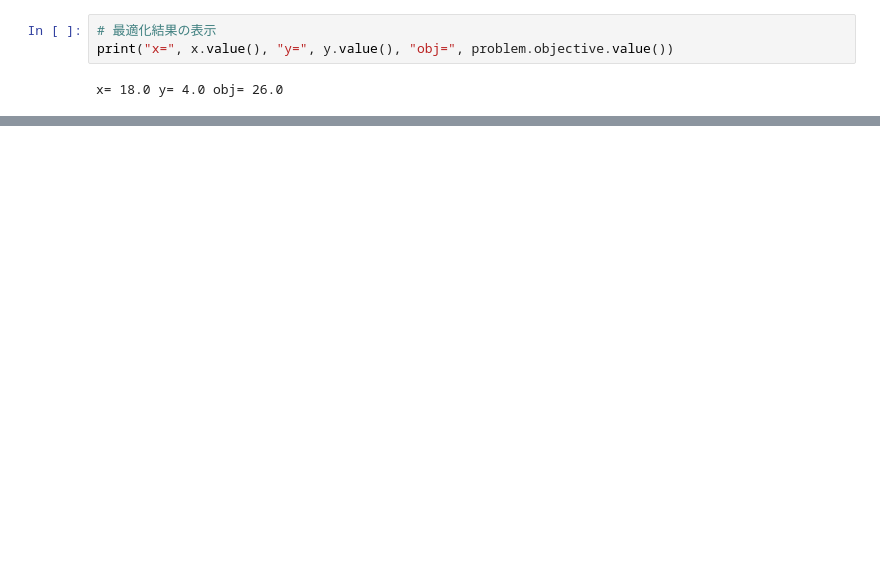
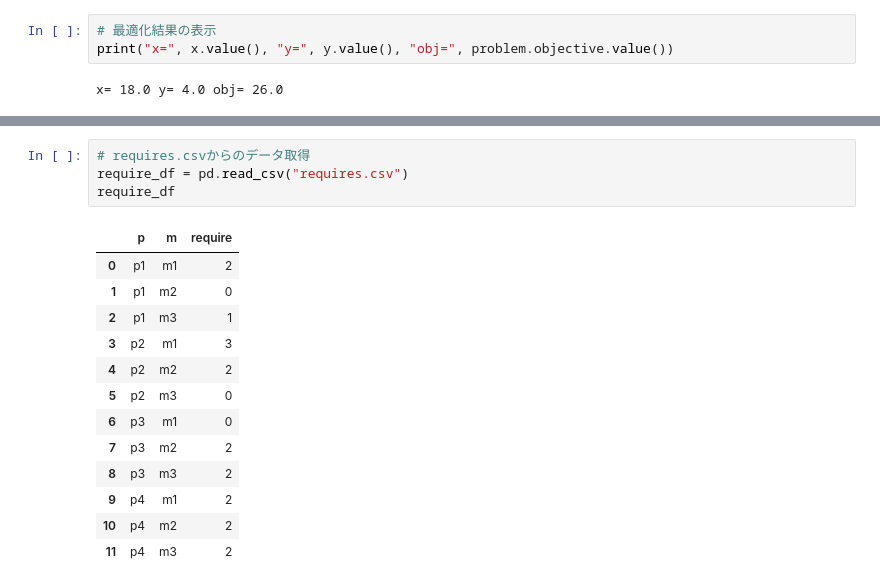
Before and after one commit to maton369/Python_Mathematical_Optimization-, a Jupyter notebook: 2.tutorial/tutorial.ipynb, the cells around one changed output, grey strips where cells are left out. Cells and saved outputs as stored; diff of their text form; blank space fills up the shorter version.

```diff
--- a/2.tutorial/tutorial.ipynb
+++ b/2.tutorial/tutorial.ipynb
@@ -193,0 +279,18 @@ x= 18.0 y= 4.0 obj= 26.0
+# %%
+# requires.csvからのデータ取得
+require_df = pd.read_csv("requires.csv")
+require_df
+# %% [output]
+|  | p | m | require |
+| 0 | p1 | m1 | 2 |
+| 1 | p1 | m2 | 0 |
+| 2 | p1 | m3 | 1 |
+| 3 | p2 | m1 | 3 |
+| 4 | p2 | m2 | 2 |
+| 5 | p2 | m3 | 0 |
+| 6 | p3 | m1 | 0 |
+| 7 | p3 | m2 | 2 |
+| 8 | p3 | m3 | 2 |
+| 9 | p4 | m1 | 2 |
+| 10 | p4 | m2 | 2 |
+| 11 | p4 | m3 | 2 |
```
Also changed, not shown: parts of 20 cells of this notebook, 3 other files.
